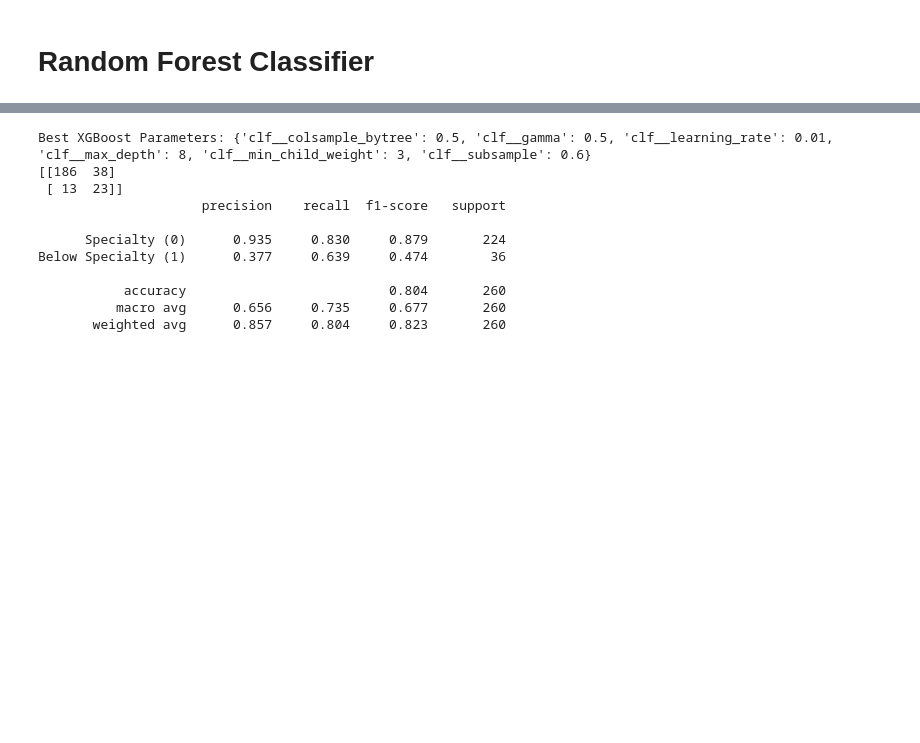
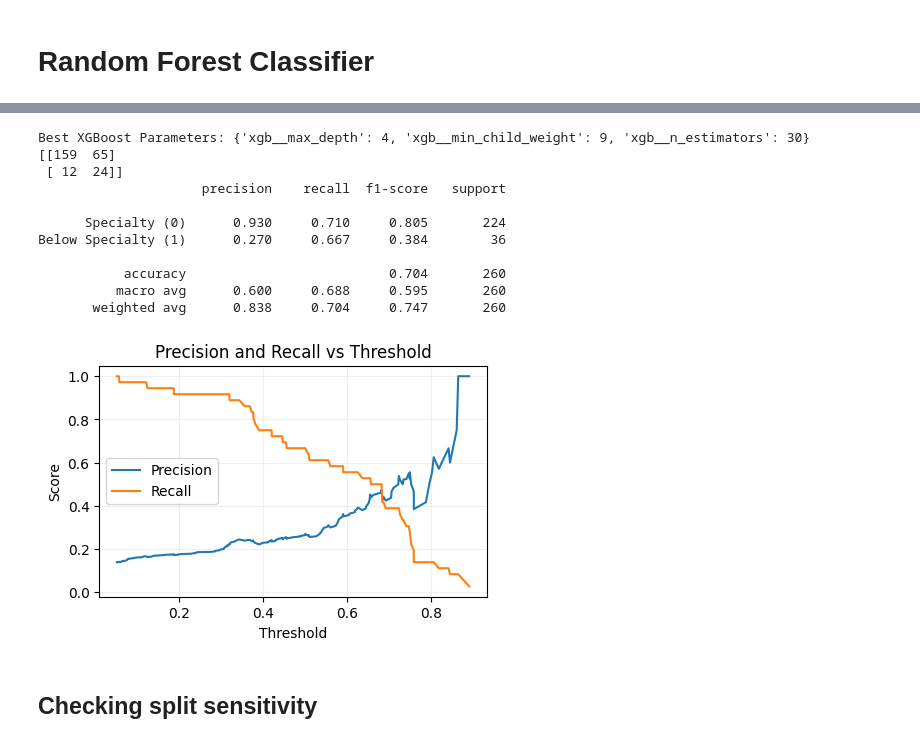
Before and after one commit to nayuAlv/Arabica_coffee_quality, a Jupyter notebook: notebooks/coffee_data_train.ipynb, the cells around one changed output, grey strips where cells are left out. Cells and saved outputs as stored; diff of their text form; code cells hidden in the pictures; blank space fills up the shorter version.

```diff
--- a/notebooks/coffee_data_train.ipynb
+++ b/notebooks/coffee_data_train.ipynb
@@ -208,54 +200,35 @@ We test XGBoost as it gives preference to the training examples that did not do
 # %%
-num_zeros = np.sum(y_train == 0)
-num_ones = np.sum(y_train == 1)
-optimal_scale = num_zeros / num_ones
-
-
-pipe = Pipeline([
-        ("pre", preprocessor),
-        ("clf", XGBClassifier(
-    n_estimators=300,
-    scale_pos_weight=optimal_scale,
-    random_state=RANDOM_STATE,
-    n_jobs=-1)),
-    ])
-
 param_grid = {
-    'clf__learning_rate': [0.01, 0.05, 0.1],
-    'clf__max_depth': [3, 5, 7, 8],
-    'clf__min_child_weight': [1, 3, 5],
-    'clf__gamma' : [0, 0.01, 0.5],
-    'clf__subsample': [ 0.6, 0.7, 0.8],
-    'clf__colsample_bytree': [0.5, 0.7, 0.9]
+    'xgb__n_estimators': [30, 50, 70, 90],
+    'xgb__max_depth': [2, 3, 4, 5, 6],
+    'xgb__min_child_weight': [7, 9, 11, 13, 15]
 }
 
+grid_xgb = train_xgb_model(preprocessor, X_train, y_train, scoring='average_precision',
+                    random_state=RANDOM_STATE, param_grid=param_grid)
 
-grid_search_xgb = GridSearchCV(
-    pipe,
-    param_grid=param_grid,
-    cv=StratifiedKFold(n_splits=5, shuffle=True, random_state=RANDOM_STATE),
-    scoring='average_precision',
-    n_jobs=-1
-)
+xgb_model = grid_xgb.best_estimator_
+print(f"Best XGBoost Parameters: {grid_xgb.best_params_}")
 
-
-grid_search_xgb.fit(X_train, y_train)
-
-print(f"Best XGBoost Parameters: {grid_search_xgb.best_params_}")
-best_xgb = grid_search_xgb.best_estimator_
-
-y_pred_tuned_xgb = best_xgb.predict(X_test)
-print(confusion_matrix(y_test, y_pred_tuned_xgb))
-print(classification_report(y_test, y_pred_tuned_xgb, target_names=['Specialty (0)', 'Below Specialty (1)'], digits=3))
+y_test_pred_xgb = xgb_model.predict(X_test)
+print(confusion_matrix(y_test, y_test_pred_xgb))
+print(classification_report(y_test, y_test_pred_xgb, target_names=['Specialty (0)', 'Below Specialty (1)'],digits=3))
 # %% [output]
-Best XGBoost Parameters: {'clf__colsample_bytree': 0.5, 'clf__gamma': 0.5, 'clf__learning_rate': 0.01, 'clf__max_depth': 8, 'clf__min_child_weight': 3, 'clf__subsample': 0.6}
-[[186  38]
- [ 13  23]]
+Best XGBoost Parameters: {'xgb__max_depth': 4, 'xgb__min_child_weight': 9, 'xgb__n_estimators': 30}
+[[159  65]
+ [ 12  24]]
                      precision    recall  f1-score   support
 
-      Specialty (0)      0.935     0.830     0.879       224
-Below Specialty (1)      0.377     0.639     0.474        36
+      Specialty (0)      0.930     0.710     0.805       224
+Below Specialty (1)      0.270     0.667     0.384        36
 
-           accuracy                          0.804       260
-          macro avg      0.656     0.735     0.677       260
-       weighted avg      0.857     0.804     0.823       260
+           accuracy                          0.704       260
+          macro avg      0.600     0.688     0.595       260
+       weighted avg      0.838     0.704     0.747       260
+# %%
+y_test_probs = xgb_model.predict_proba(X_test)[:, 1]
+plot_precision_recall_vs_threshold(y_test, y_test_probs)
+# %% [output]
+[figure, added]
+# %% [markdown]
+## Checking split sensitivity
```
Also changed, not shown: parts of 25 cells of this notebook, 4 other files.
